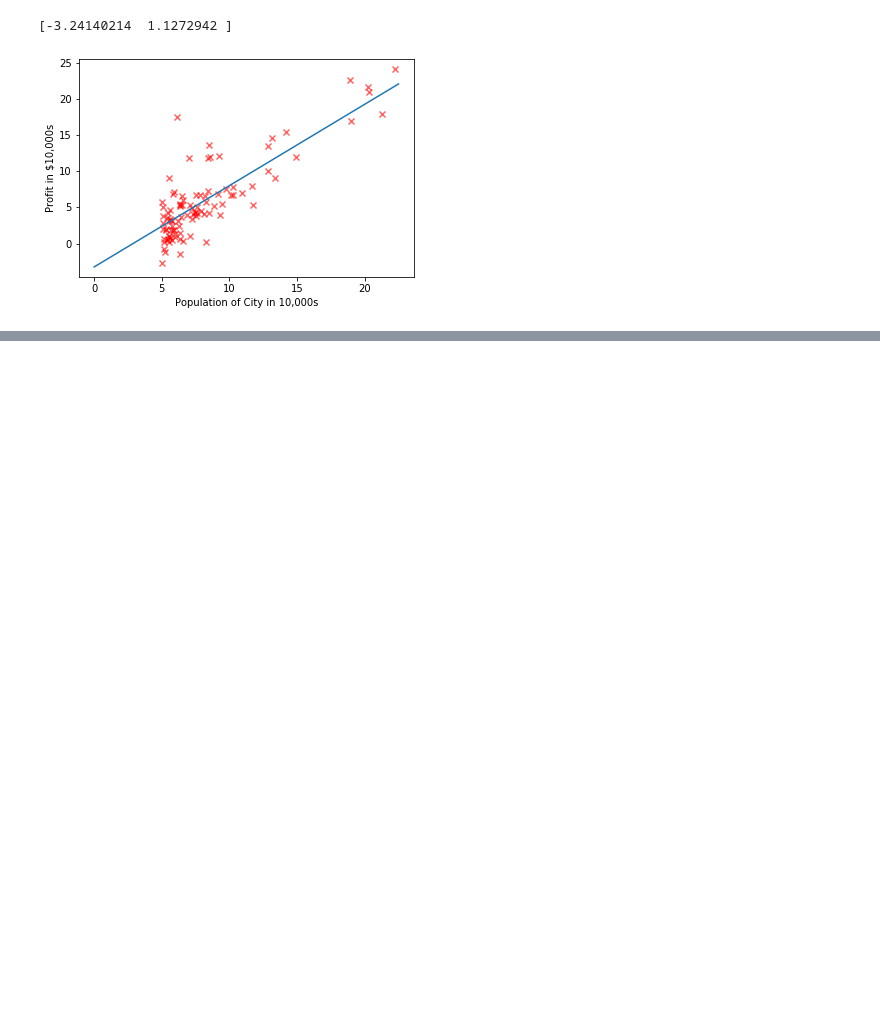
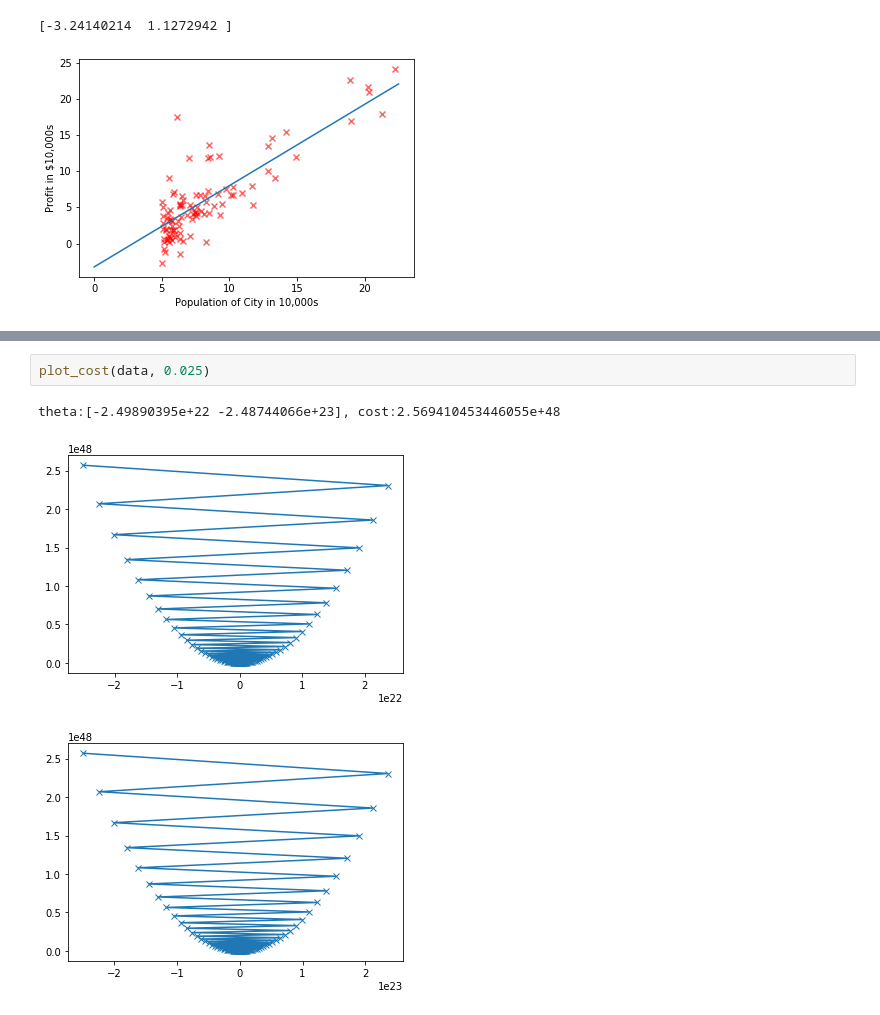
Before and after one commit to macwong/MachineLearning, a Jupyter notebook: Coursera Machine Learning/Week 2/Week 2.ipynb, the cells around one changed output, grey strips where cells are left out. Drawn from its saved outputs; the diff is of its cells as text; blank space fills up the shorter version.

```diff
--- a/Coursera Machine Learning/Week 2/Week 2.ipynb
+++ b/Coursera Machine Learning/Week 2/Week 2.ipynb
@@ -245,0 +268,6 @@ plt.show()
+# %%
+plot_cost(data, 0.025)
+# %% [output]
+theta:[-2.49890395e+22 -2.48744066e+23], cost:2.569410453446055e+48
+[figure, added]
+[figure, added]
```
Also changed, not shown: parts of 6 cells of this notebook.
